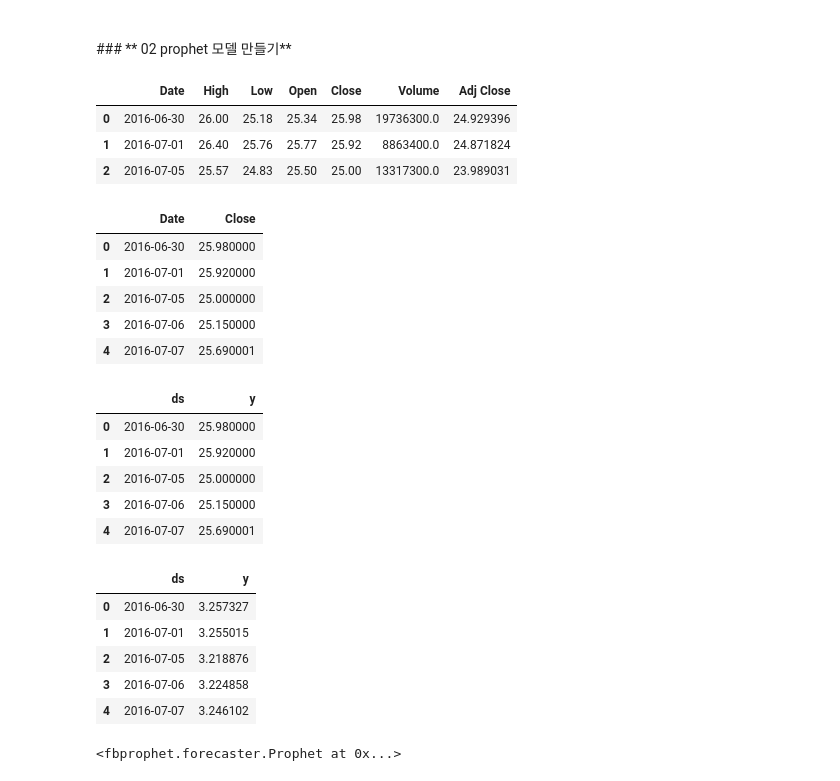
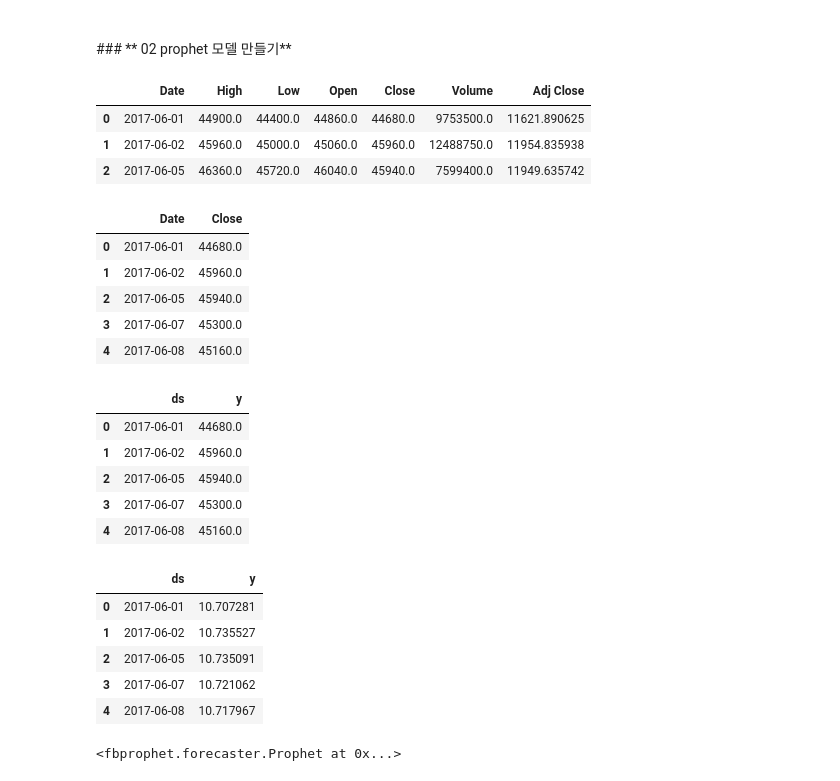
Before and after one commit to YongBeomKim/FinanceBasic2018, a Jupyter notebook: 06-3.Predict - prophet.ipynb, the cells around one changed output. Drawn from its saved outputs; the diff is of its cells as text; code cells hidden in the pictures.

```diff
--- a/06-3.Predict - prophet.ipynb
+++ b/06-3.Predict - prophet.ipynb
@@ -25,0 +19,8 @@ Name: Close, dtype: float64
+# %%
+# 저장된 CSV 파일을 사용한다
+
+import pandas as pd
+price = pd.read_csv('./data/stock.csv')
+price = price.set_index('Date')
+price.index = pd.DatetimeIndex(price.index)
+price.tail(3)
@@ -31,43 +38,43 @@ import pandas as pd
 import numpy as np
 from fbprophet import Prophet
 # %%
-df         = stock.reset_index()
+df         = price.reset_index()
 df.head(3)
 # %% [output]
 |  | Date | High | Low | Open | Close | Volume | Adj Close |
-| 0 | 2016-06-30 | 26.00 | 25.18 | 25.34 | 25.98 | 19736300.0 | 24.929396 |
-| 1 | 2016-07-01 | 26.40 | 25.76 | 25.77 | 25.92 | 8863400.0 | 24.871824 |
-| 2 | 2016-07-05 | 25.57 | 24.83 | 25.50 | 25.00 | 13317300.0 | 23.989031 |
+| 0 | 2017-06-01 | 44900.0 | 44400.0 | 44860.0 | 44680.0 | 9753500.0 | 11621.890625 |
+| 1 | 2017-06-02 | 45960.0 | 45000.0 | 45060.0 | 45960.0 | 12488750.0 | 11954.835938 |
+| 2 | 2017-06-05 | 46360.0 | 45720.0 | 46040.0 | 45940.0 | 7599400.0 | 11949.635742 |
 # %%
 df         = df[['Date', 'Close']]
 df.head()
 # %% [output]
 |  | Date | Close |
-| 0 | 2016-06-30 | 25.980000 |
-| 1 | 2016-07-01 | 25.920000 |
-| 2 | 2016-07-05 | 25.000000 |
-| 3 | 2016-07-06 | 25.150000 |
-| 4 | 2016-07-07 | 25.690001 |
+| 0 | 2017-06-01 | 44680.0 |
+| 1 | 2017-06-02 | 45960.0 |
+| 2 | 2017-06-05 | 45940.0 |
+| 3 | 2017-06-07 | 45300.0 |
+| 4 | 2017-06-08 | 45160.0 |
 # %%
 df.columns = ['ds', 'y']
 df.head()
 # %% [output]
 |  | ds | y |
-| 0 | 2016-06-30 | 25.980000 |
-| 1 | 2016-07-01 | 25.920000 |
-| 2 | 2016-07-05 | 25.000000 |
-| 3 | 2016-07-06 | 25.150000 |
-| 4 | 2016-07-07 | 25.690001 |
+| 0 | 2017-06-01 | 44680.0 |
+| 1 | 2017-06-02 | 45960.0 |
+| 2 | 2017-06-05 | 45940.0 |
+| 3 | 2017-06-07 | 45300.0 |
+| 4 | 2017-06-08 | 45160.0 |
 # %%
 df['y']    = np.log(df['y'])
 df.head()
 # %% [output]
 |  | ds | y |
-| 0 | 2016-06-30 | 3.257327 |
-| 1 | 2016-07-01 | 3.255015 |
-| 2 | 2016-07-05 | 3.218876 |
-| 3 | 2016-07-06 | 3.224858 |
-| 4 | 2016-07-07 | 3.246102 |
+| 0 | 2017-06-01 | 10.707281 |
+| 1 | 2017-06-02 | 10.735527 |
+| 2 | 2017-06-05 | 10.735091 |
+| 3 | 2017-06-07 | 10.721062 |
+| 4 | 2017-06-08 | 10.717967 |
 # %%
 m = Prophet(yearly_seasonality = True)
 m
```
Also changed, not shown: parts of 10 cells of this notebook, 10 other files.
